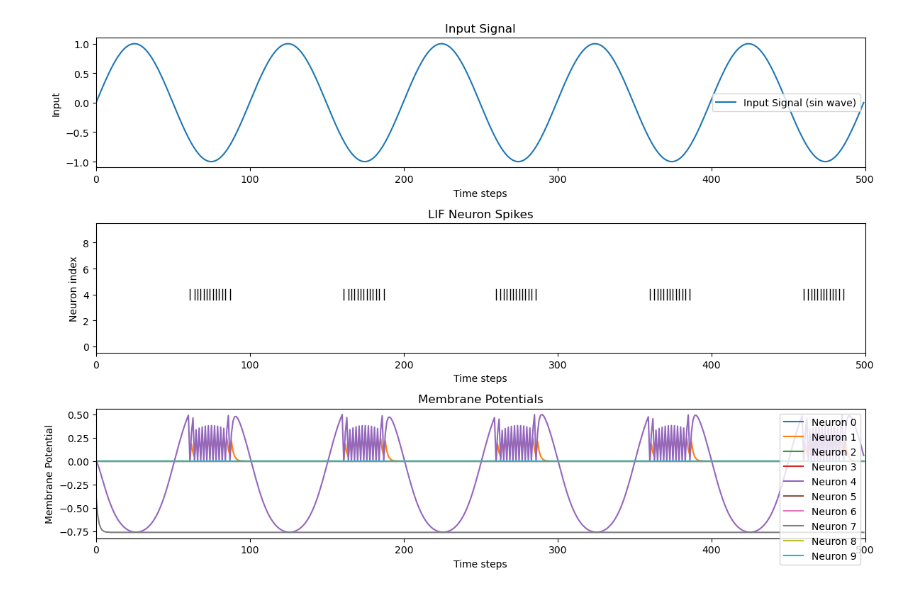
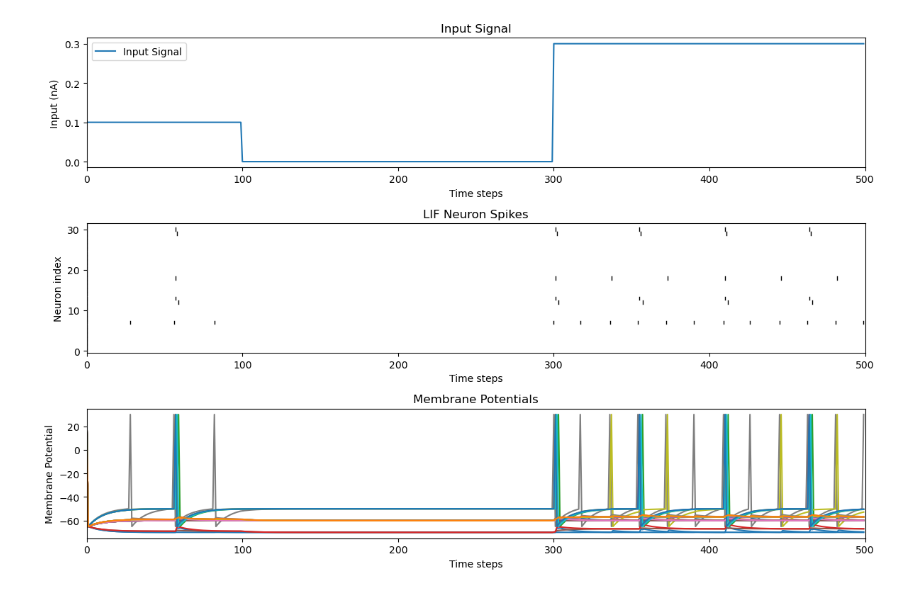
Before and after one commit to Mitachi-H/DS-Lab, a Jupyter notebook: jupyter/src/a6_LIFTest.ipynb, the cells around one changed output. Saved outputs shown, nothing was run; the diff lists cells and outputs as text; code cells hidden in the pictures.

```diff
--- a/jupyter/src/a6_LIFTest.ipynb
+++ b/jupyter/src/a6_LIFTest.ipynb
@@ -2,34 +2,41 @@
 %reload_ext autoreload
 
 import reservoirpy as rpy
-rpy.verbosity(0)  # 詳細なログは不要
-rpy.set_seed(42)  # 再現性を確保
+rpy.verbosity(0)
+rpy.set_seed(42)
 
-from CustomReservoir import CustomReservoir
-from NeuronModel import LIFNeuronModel
+from custom_reservoir import CustomReservoir
+from neuron_models.lif_neuron import LIFNeuron
 import numpy as np
 
+units = 32
+
 # LIFニューロンモデルを作成
-lif_model = LIFNeuronModel(time_constant=0.01, threshold=0.5, reset_potential=0.0)
+lif_model = LIFNeuron(units=units)
 
 # カスタムリザバーを作成
 reservoir = CustomReservoir(
-    units=100,  # ニューロン数
-    lr=0.5,
-    sr=0.9,
+    units=units,  # ニューロン数
     neuron_model=lif_model,  # LIFニューロンモデル
-    # fb_connectivity=0.0 # フィードバック結合なし
+    rc_connectivity = 0.3,
+    input_connectivity = 0.3,
+    fb_connectivity = 0 # fb接続なし
 )
 
-# 入力データ
-second = 5
-X = np.sin(np.linspace(0, second*2*np.pi, second*100)).reshape(-1, 1)
+# オンオフ的な入力データ（ここではランダムなバイナリ信号）
+total_steps = 500
 
+# オンオフパターン作成 (100msオン, 200msオフ, 200msオン)
+X = np.zeros((total_steps, 1))
+X[:100] = 0.1  # 100msオン、0.1nA
+X[300:500] = 0.3  # 200msオン、0.3nA
+
+# スパイクと膜電位の記録
 spike = np.empty((len(X), reservoir.output_dim))
 membrane_potentials = np.empty((len(X), reservoir.units))
 for i in range(len(X)):
     spike[i] = reservoir(X[i].reshape(1, -1))
-    membrane_potentials[i] = reservoir.membrane_potentials.flatten()
+    membrane_potentials[i] = reservoir.neuron_model.membrane_potentials.flatten()
 # %%
 import matplotlib.pyplot as plt
 
@@ -37,39 +44,39 @@ plt.figure(figsize=(12, 8))
 
 # 入力データのプロット
 plt.subplot(3, 1, 1)
-plt.plot(X, label="Input Signal (sin wave)")
+plt.plot(X, label="Input Signal")
 plt.title("Input Signal")
 plt.xlabel("Time steps")
 plt.xlim(0, len(X))
-plt.ylabel("Input")
+plt.ylabel("Input (nA)")
 plt.legend()
 
 
 # スパイクデータのプロット
 plt.subplot(3, 1, 2)
 plt.title("LIF Neuron Spikes")
 for neuron_idx in range(spike.shape[1]):
     for t, spike_value in enumerate(spike[:, neuron_idx]):
         if spike_value > 0:
             plt.plot([t, t], [neuron_idx - 0.4, neuron_idx + 0.4], color='k', linestyle='-', linewidth=1)  # 発火したタイムステップに黒い縦線を表示
 
 plt.xlabel("Time steps")
 plt.ylabel("Neuron index")
 plt.xlim(0, len(X))
 plt.ylim(-0.5, spike.shape[1] - 0.5)
 
 # 膜電位のプロット
 plt.subplot(3, 1, 3)
 plt.title("Membrane Potentials")
 for neuron_idx in range(membrane_potentials.shape[1]):
     plt.plot(membrane_potentials[:, neuron_idx], label=f"Neuron {neuron_idx}")
 
 plt.xlabel("Time steps")
 plt.xlim(0, len(X))
 plt.ylabel("Membrane Potential")
-plt.legend(loc='upper right')
+# plt.legend(loc='upper right')
 
 plt.tight_layout()
 plt.show()
 # %% [output]
-[figure, old version]
+[figure, new version]
```
Also changed, not shown: 4 other files.
